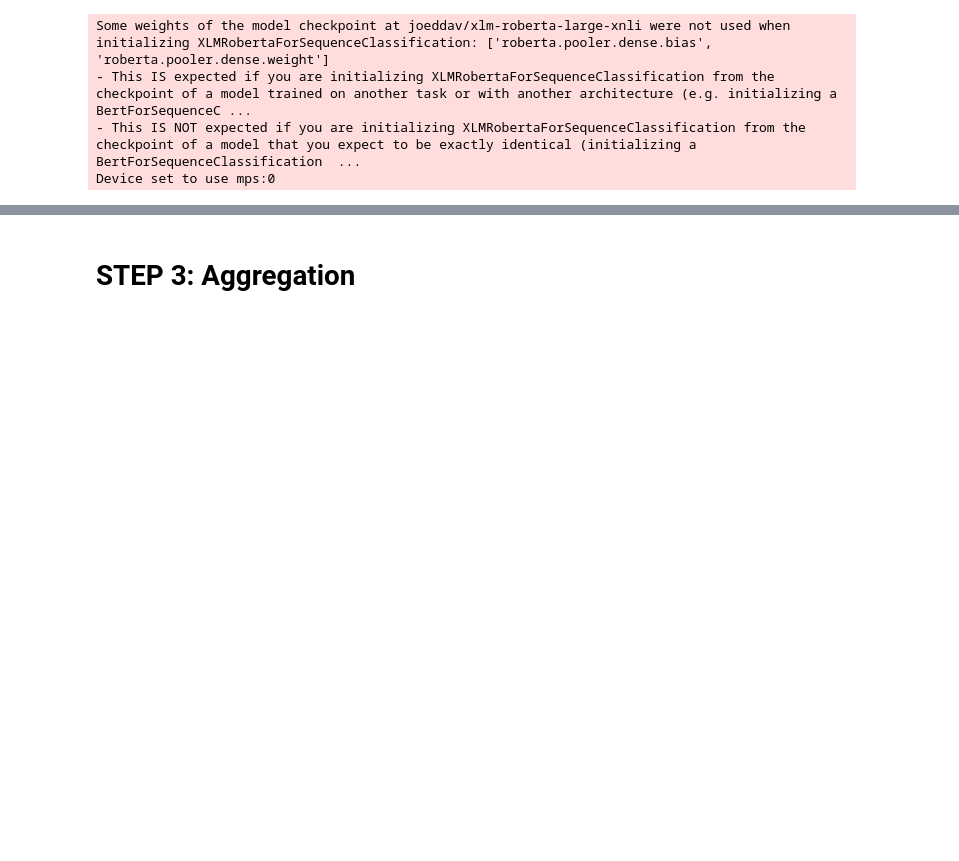
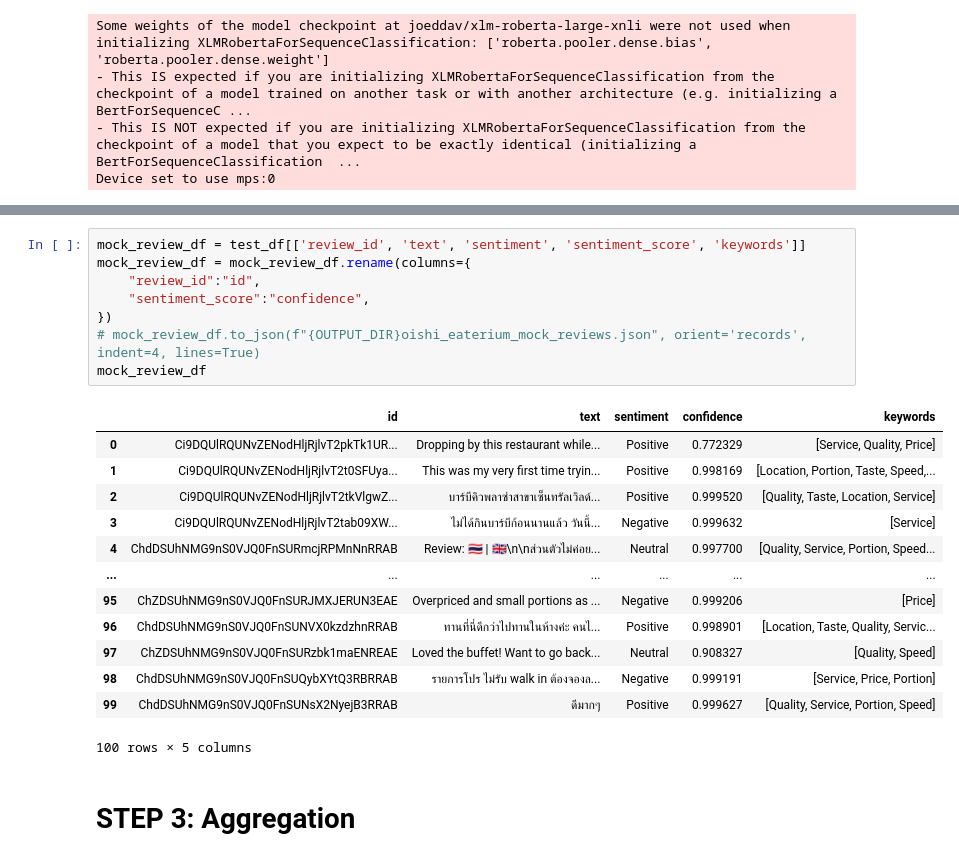
Before and after one commit to Mabelzzz/feedMe-feedback, a Jupyter notebook: food_sentimental_analysis.ipynb, the cells around one changed output, grey strips where cells are left out. Drawn from its saved outputs; the diff is of its cells as text; blank space fills up the shorter version.

```diff
--- a/food_sentimental_analysis.ipynb
+++ b/food_sentimental_analysis.ipynb
@@ -185,3 +199,25 @@ test_df
+# %%
+mock_review_df = test_df[['review_id', 'text', 'sentiment', 'sentiment_score', 'keywords']]
+mock_review_df = mock_review_df.rename(columns={
+	"review_id":"id",
+	"sentiment_score":"confidence",
+})
+# mock_review_df.to_json(f"{OUTPUT_DIR}oishi_eaterium_mock_reviews.json", orient='records', indent=4, lines=True)
+mock_review_df
+# %% [output]
+|  | id | text | sentiment | confidence | keywords |
+| 0 | Ci9DQUlRQUNvZENodHljRjlvT2pkTk1UR... | Dropping by this restaurant while... | Positive | 0.772329 | [Service, Quality, Price] |
+| 1 | Ci9DQUlRQUNvZENodHljRjlvT2t0SFUya... | This was my very first time tryin... | Positive | 0.998169 | [Location, Portion, Taste, Speed,... |
+| 2 | Ci9DQUlRQUNvZENodHljRjlvT2tkVlgwZ... | บาร์บีคิวพลาซ่าสาขาเซ็นทรัลเวิลด์... | Positive | 0.999520 | [Quality, Taste, Location, Service] |
+| 3 | Ci9DQUlRQUNvZENodHljRjlvT2tab09XW... | ไม่ได้กินบาร์บีก้อนนานแล้ว วันนี้... | Negative | 0.999632 | [Service] |
+| 4 | ChdDSUhNMG9nS0VJQ0FnSURmcjRPMnNnRRAB | Review: 🇹🇭 | 🇬🇧\n\nส่วนตัวไม่ค่อย... | Neutral | 0.997700 | [Quality, Service, Portion, Speed... |
+| ... | ... | ... | ... | ... | ... |
+| 95 | ChZDSUhNMG9nS0VJQ0FnSURJMXJERUN3EAE | Overpriced and small portions as ... | Negative | 0.999206 | [Price] |
+| 96 | ChdDSUhNMG9nS0VJQ0FnSUNVX0kzdzhnRRAB | ทานที่นี่ดีกว่าไปทานในห้างค่ะ คนไ... | Positive | 0.998901 | [Location, Taste, Quality, Servic... |
+| 97 | ChZDSUhNMG9nS0VJQ0FnSURzbk1maENREAE | Loved the buffet! Want to go back... | Neutral | 0.908327 | [Quality, Speed] |
+| 98 | ChdDSUhNMG9nS0VJQ0FnSUQybXYtQ3RBRRAB | รายการโปร ไม่รับ walk in ต้องจองล... | Negative | 0.999191 | [Service, Price, Portion] |
+| 99 | ChdDSUhNMG9nS0VJQ0FnSUNsX2NyejB3RRAB | ดีมากๆ | Positive | 0.999627 | [Quality, Service, Portion, Speed] |
+100 rows × 5 columns
 # %% [markdown]
 # STEP 3: Aggregation
 # %%
```
Also changed, not shown: parts of 9 cells of this notebook.
